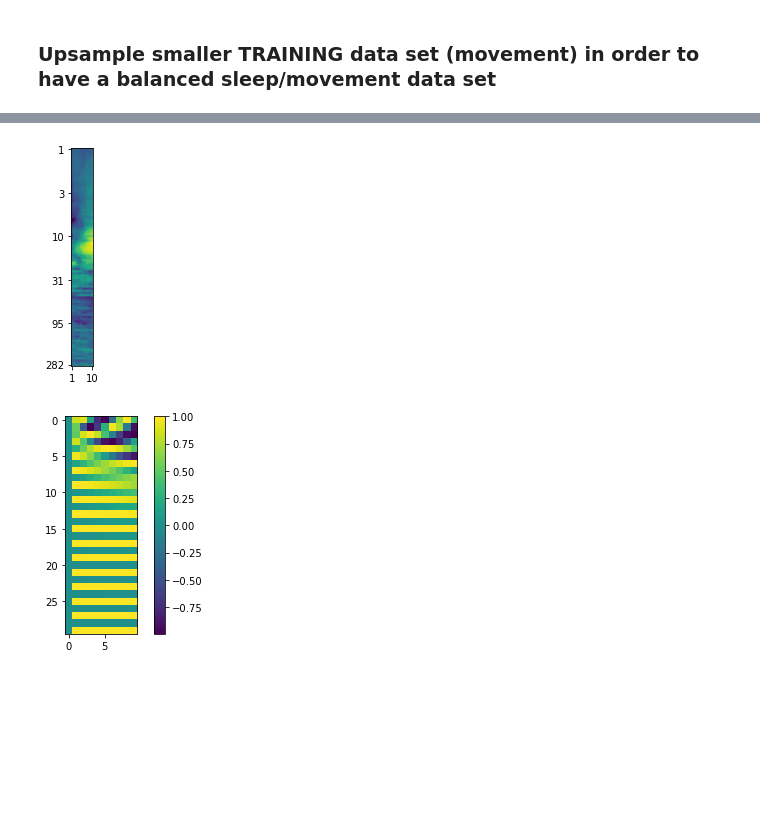
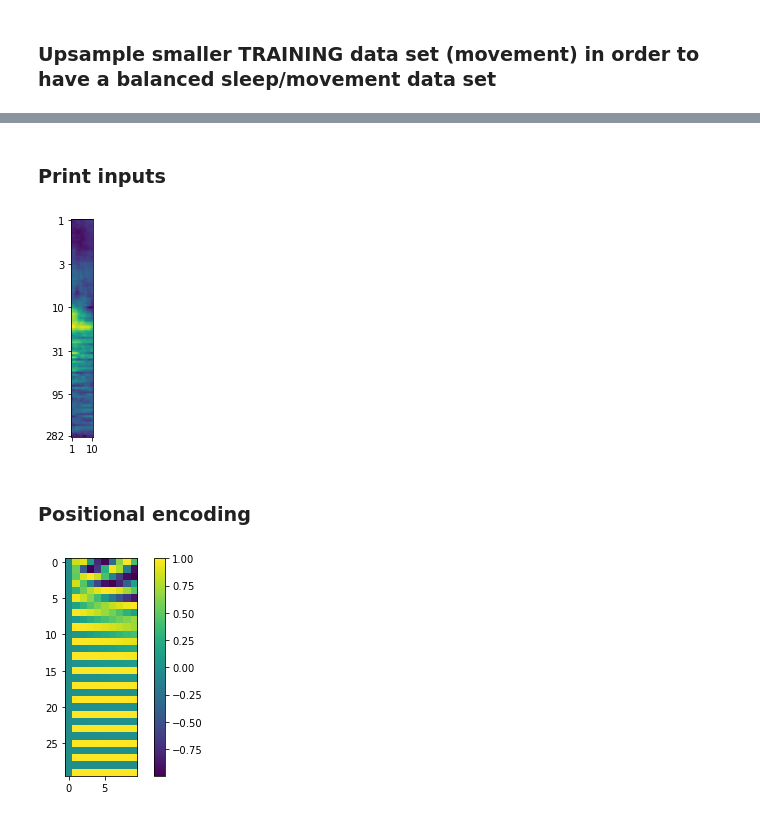
Before and after one commit to gdelfe/Deep_Learning_for_neural_decoding_of_spleep_awake_brain, a Jupyter notebook: codes/CNN_Attention_Combined_2.ipynb, the cells around one changed output, grey strips where cells are left out. Saved outputs shown, nothing was run; the diff lists cells and outputs as text; code cells hidden in the pictures; blank space fills up the shorter version.

```diff
--- a/codes/CNN_Attention_Combined_2.ipynb
+++ b/codes/CNN_Attention_Combined_2.ipynb
@@ -214,8 +269,8 @@ class SpectrogramDatasetAtt(Dataset):
 # %%
-train_dataset = SpectrogramDatasetAtt(files=train_files, load_path=load_path, T_length=3, all_label=True, CH=CH)
-valid_dataset = SpectrogramDatasetAtt(files=val_files, load_path=load_path, T_length=3, all_label=True, CH=CH)
-test_dataset = SpectrogramDatasetAtt(files=test_files, load_path=load_path, T_length=3, all_label=True, CH=CH)
+train_dataset = SpectrogramDatasetAtt(files=train_files, load_path=load_path, T_length=3, all_label=False, CH=CH)
+valid_dataset = SpectrogramDatasetAtt(files=val_files, load_path=load_path, T_length=3, all_label=False, CH=CH)
+test_dataset = SpectrogramDatasetAtt(files=test_files, load_path=load_path, T_length=3, all_label=False, CH=CH)
 
-train_loader = DataLoader(dataset=train_dataset, batch_size=128, shuffle = True)
+train_loader = DataLoader(dataset=train_dataset, batch_size=128, shuffle = False)
 val_loader = DataLoader(dataset=valid_dataset, batch_size=128, shuffle = False)
 test_loader = DataLoader(dataset=test_dataset, batch_size=128, shuffle = False)
@@ -228,0 +277,5 @@ len(a), len(b)
+# %%
+for specs, labels, dates, recs, times in train_loader:
+    break
+specs[0].shape
+labels.T
@@ -229,11 +291,15 @@ len(a), len(b)
+# %% [markdown]
+### Print inputs
 # %%
 # check if input makes sense
-plt.imshow(a[0][0, 0, :, :])
+plt.imshow(specs[0][0, 0, :, :])
 plt.yticks(ticks=[0, 20, 40, 60, 80, 99], labels=[round(np.logspace(0, 2.45, 100)[i]) for i in [0, 20, 40, 60, 80, 99]])
 plt.xticks(ticks=[0, 9], labels=[1, 10])
 plt.show()
 # %% [output]
-[figure, old version]
+[figure, new version]
+# %% [markdown]
+### Positional encoding
 # %%
 def position_encoding_init(n_position, emb_dim):
     position_enc = np.array([
```
Also changed, not shown: parts of 24 cells of this notebook, 3 other files.
